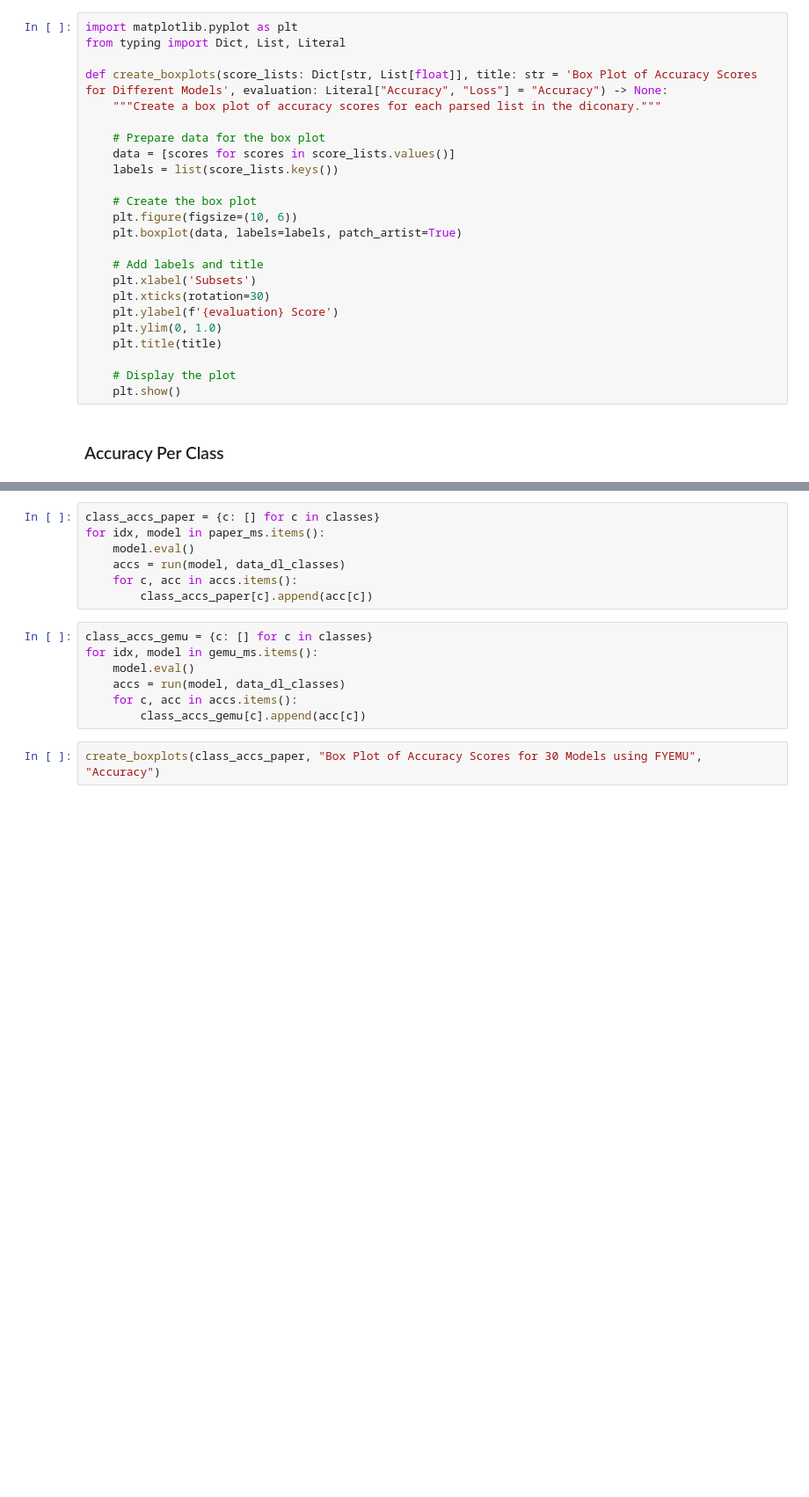
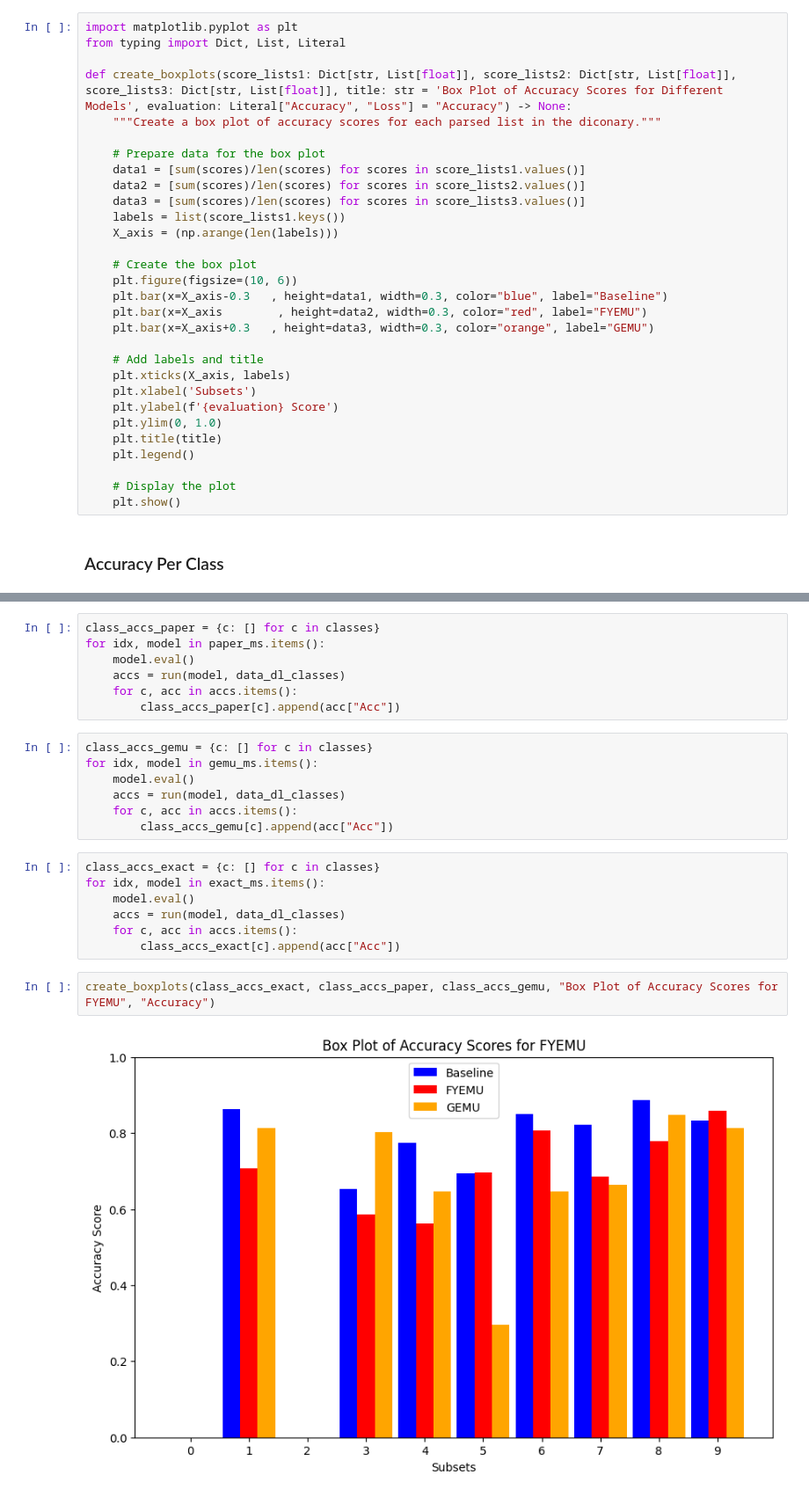
Before and after one commit to MoraiT01/Fast-Machine-Unlearning, a Jupyter notebook: MachineUnlearningProposal.ipynb, the cells around one changed output, grey strips where cells are left out. Shown at 88% size. Saved outputs shown, nothing was run; the diff lists cells and outputs as text; blank space fills up the shorter version.

Commit message:
Last Trials; Evaluation

```diff
--- a/MachineUnlearningProposal.ipynb
+++ b/MachineUnlearningProposal.ipynb
@@ -580,23 +633,29 @@ kl_exact_to_fyemu = src.metrics.calc_mutlimodel_metric_average(exact_ms, gemu_ms
 import matplotlib.pyplot as plt
 from typing import Dict, List, Literal
 
-def create_boxplots(score_lists: Dict[str, List[float]], title: str = 'Box Plot of Accuracy Scores for Different Models', evaluation: Literal["Accuracy", "Loss"] = "Accuracy") -> None:
+def create_boxplots(score_lists1: Dict[str, List[float]], score_lists2: Dict[str, List[float]], score_lists3: Dict[str, List[float]], title: str = 'Box Plot of Accuracy Scores for Different Models', evaluation: Literal["Accuracy", "Loss"] = "Accuracy") -> None:
     """Create a box plot of accuracy scores for each parsed list in the diconary."""
 
     # Prepare data for the box plot
-    data = [scores for scores in score_lists.values()]
-    labels = list(score_lists.keys())
+    data1 = [sum(scores)/len(scores) for scores in score_lists1.values()]
+    data2 = [sum(scores)/len(scores) for scores in score_lists2.values()]
+    data3 = [sum(scores)/len(scores) for scores in score_lists3.values()]
+    labels = list(score_lists1.keys())
+    X_axis = (np.arange(len(labels)))
 
     # Create the box plot
     plt.figure(figsize=(10, 6))
-    plt.boxplot(data, labels=labels, patch_artist=True)
+    plt.bar(x=X_axis-0.3   , height=data1, width=0.3, color="blue", label="Baseline")
+    plt.bar(x=X_axis        , height=data2, width=0.3, color="red", label="FYEMU")
+    plt.bar(x=X_axis+0.3   , height=data3, width=0.3, color="orange", label="GEMU")
 
     # Add labels and title
+    plt.xticks(X_axis, labels)
     plt.xlabel('Subsets')
-    plt.xticks(rotation=30)
     plt.ylabel(f'{evaluation} Score')
     plt.ylim(0, 1.0)
     plt.title(title)
+    plt.legend()
 
     # Display the plot
     plt.show()
@@ -629,13 +688,22 @@ for idx, model in paper_ms.items():
     model.eval()
     accs = run(model, data_dl_classes)
     for c, acc in accs.items():
-        class_accs_paper[c].append(acc[c])
+        class_accs_paper[c].append(acc["Acc"])
 # %%
 class_accs_gemu = {c: [] for c in classes}
 for idx, model in gemu_ms.items():
     model.eval()
     accs = run(model, data_dl_classes)
     for c, acc in accs.items():
-        class_accs_gemu[c].append(acc[c])
+        class_accs_gemu[c].append(acc["Acc"])
+# %%
+class_accs_exact = {c: [] for c in classes}
+for idx, model in exact_ms.items():
+    model.eval()
+    accs = run(model, data_dl_classes)
+    for c, acc in accs.items():
+        class_accs_exact[c].append(acc["Acc"])
 # %%
-create_boxplots(class_accs_paper, "Box Plot of Accuracy Scores for 30 Models using FYEMU", "Accuracy")
+create_boxplots(class_accs_exact, class_accs_paper, class_accs_gemu, "Box Plot of Accuracy Scores for FYEMU", "Accuracy")
+# %% [output]
+[figure, added]
```
Also changed, not shown: parts of 17 cells of this notebook, 5 other files.
